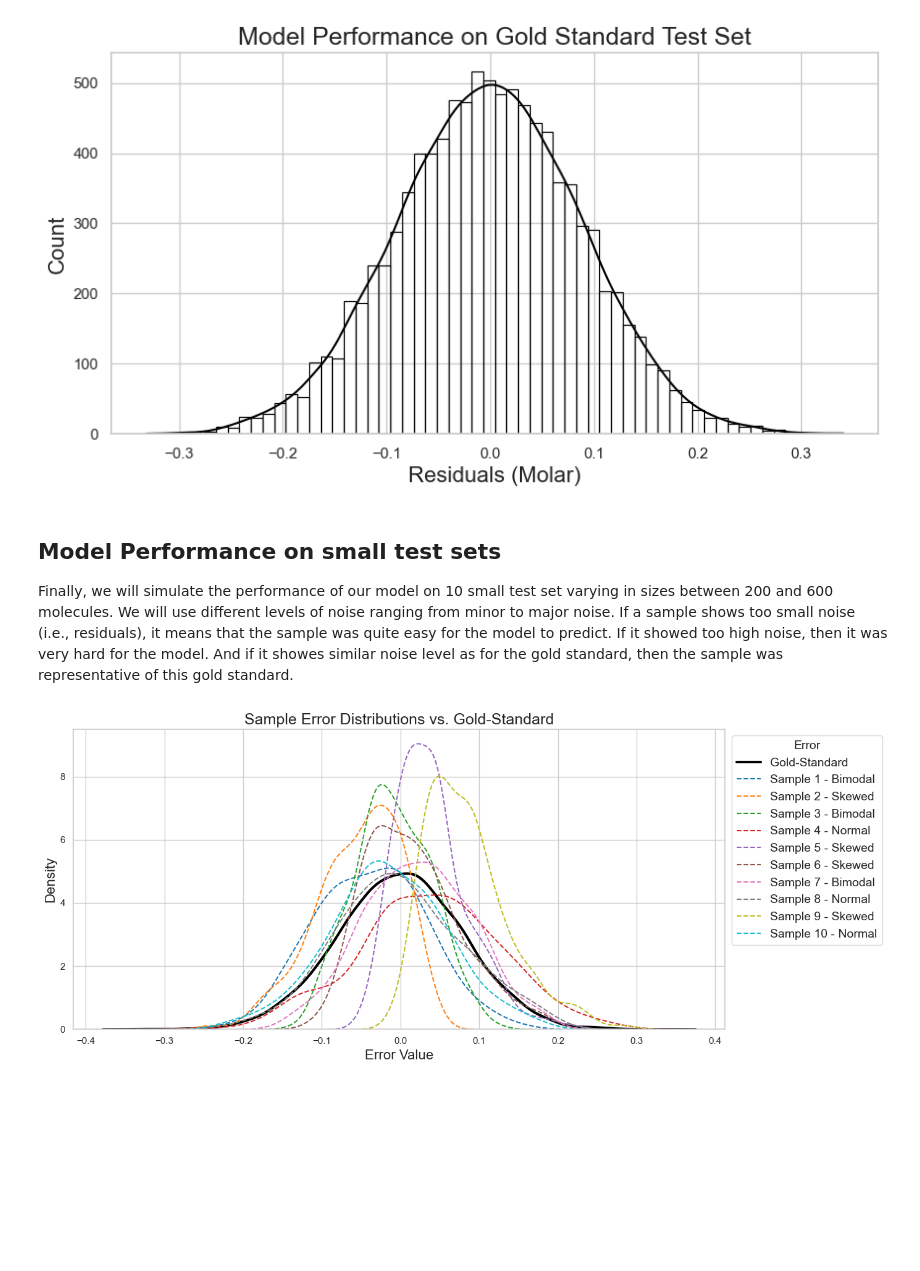
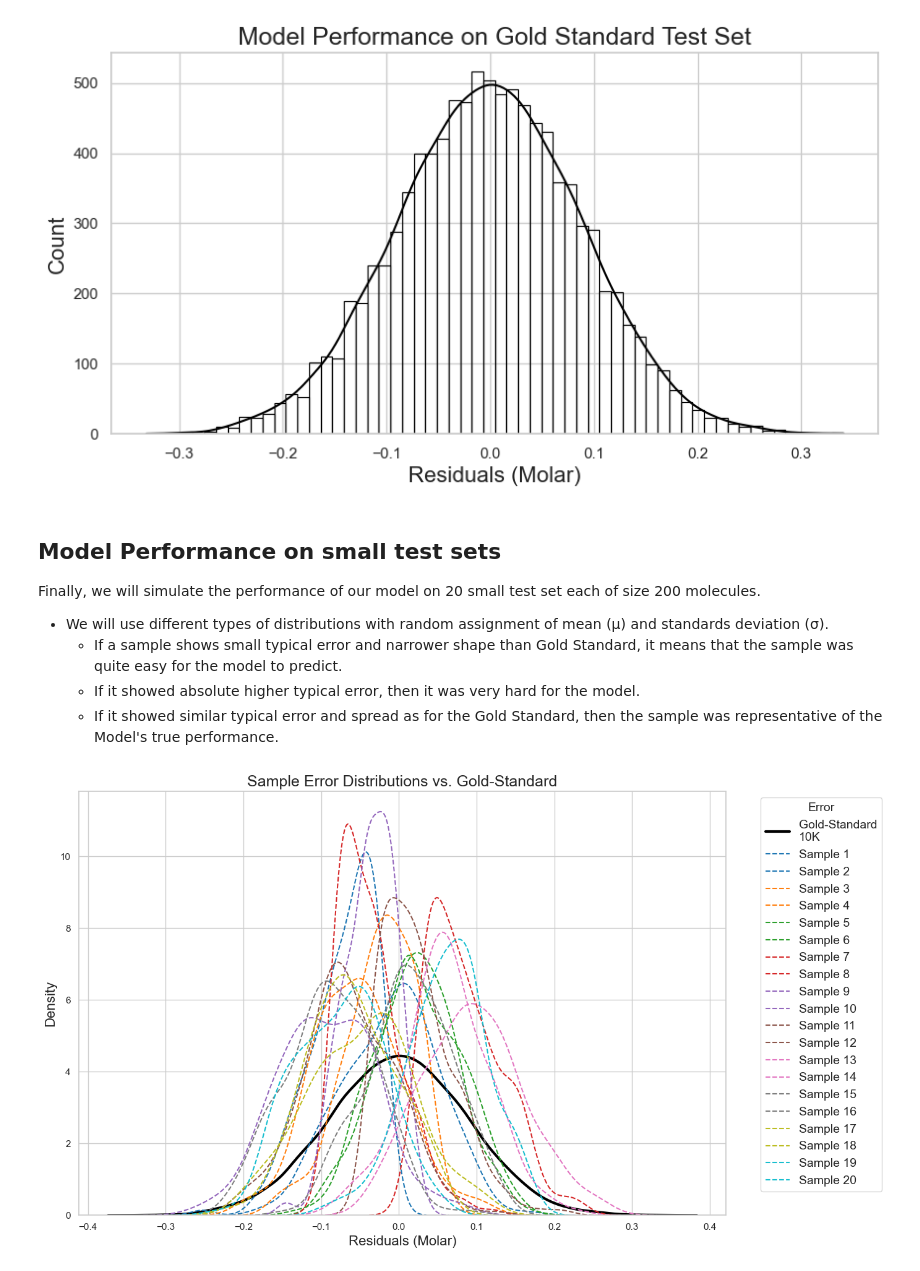
Before and after one commit to Afnan-Sultan/afnan-sultan.github.io, a Jupyter notebook: tutorials/How to Report and Judge ML Model Performance: Part 1.ipynb, the cells around one changed output. Drawn from its saved outputs; the diff is of its cells as text; code cells hidden in the pictures; blank space fills up the shorter version.

```diff
--- a/tutorials/How to Report and Judge ML Model Performance: Part 1.ipynb
+++ b/tutorials/How to Report and Judge ML Model Performance: Part 1.ipynb
@@ -1,4 +1,6 @@
 # %%
+import os
+
 # Step 1: Setup and Imports
 
 import numpy as np
@@ -11,6 +13,7 @@ np.random.seed(42)
 title_font = 18
 labels_font = 16
 text_font = 14
+images_dir = "../images/evaluation_1"
 # %% [markdown]
 # How to Report and Judge ML Model Performance: Notebook
 
@@ -60,13 +56,14 @@ sns.histplot(population, bins=50, kde=True, color='steelblue', ax=ax)
 ax.axvline(population.mean(), color='red', linestyle='--',
            label=f'μ ≈ {mu:.2f} M\nσ ≈ {sigma:.2f} M')
 
-#ax.xaxis.set_major_formatter(FuncFormatter(fmt_tick))
-ax.yaxis.set_major_formatter(FuncFormatter(fmt_tick))
 
-ax.set_title(f"Imaginary Chemical Space for Solubility ({fmt_tick(N, _)} Molecules)", fontsize=title_font)
+ax.set_title(f"Imaginary Chemical Space for Solubility ({N/1000000:.0f}M Molecules)", fontsize=title_font)
 ax.set_xlabel("Aqueous Solubility (Molar)", fontsize=labels_font)
 ax.set_ylabel("Count", fontsize=labels_font)
 ax.legend()
 plt.tight_layout()
+
+plt.savefig(os.path.join(images_dir, 'population.png'))
+
 plt.show()
 # %% [output]
@@ -110,10 +107,12 @@ train_sample = (
 # Plot histogram of sampled training set
 plt.figure(figsize=(10, 5))
 sns.histplot(train_sample, bins=n_bins, kde=False, color='orange')
-ax.xaxis.set_major_formatter(FuncFormatter(fmt_tick))
 plt.title("Training Set (2000 Molecules with Uniform Distribution Across Solubility Range)", fontsize=title_font)
 plt.xlabel("Aqueous Solubility (Molar)", fontsize=labels_font)
 plt.ylabel("Count", fontsize=labels_font)
+
+plt.savefig(os.path.join(images_dir, 'train_dream.png'))
+
 plt.show()
 # %% [output]
 [figure]
@@ -357,7 +365,11 @@ plt.show()
 # %% [markdown]
 ## Model Performance on small test sets
 
-Finally, we will simulate the performance of our model on 10 small test set varying in sizes between 200 and 600 molecules. We will use different levels of noise ranging from minor to major noise. If a sample shows too small noise (i.e., residuals), it means that the sample was quite easy for the model to predict. If it showed too high noise, then it was very hard for the model. And if it showes similar noise level as for the gold standard, then the sample was representative of this gold standard.
+Finally, we will simulate the performance of our model on 20 small test set each of size 200 molecules.
+* We will use different types of distributions with random assignment of mean (µ) and standards deviation (σ).
+  * If a sample shows small typical error and narrower shape than Gold Standard, it means that the sample was quite easy for the model to predict.
+  * If it showed absolute higher typical error, then it was very hard for the model.
+  * If it showed similar typical error and spread as for the Gold Standard, then the sample was representative of the Model's true performance.
 # %%
 import numpy as np
 import matplotlib.pyplot as plt
@@ -366,70 +378,68 @@ from scipy.stats import truncnorm, skewnorm
 
 np.random.seed(40)
 
-num_samples = 10
-sample_size = 400
-value_bounds = (-0.34, 0.34)
-mean_bounds = (-0.05, 0.05)
-
-# Simulate a gold-standard true performance set
-model_true_performance = np.random.normal(loc=0.0, scale=0.08, size=10000)
-model_true_performance = np.clip(model_true_performance, *value_bounds)
+num_samples = 20
+sample_size = 200
+value_bounds = (-0.3, 0.3)
+mean_bounds = (-0.1, 0.1)
 
 samples = []
 labels = []
 
 for i in range(num_samples):
-    # Randomly select a mean within [-0.05, 0.05]
+    # Randomly select a mean bounds specified above
     mean = np.random.uniform(mean_bounds[0], mean_bounds[1])
 
     # Randomly decide distribution type
     dist_type = np.random.choice(['normal', 'skewed', 'bimodal'])
 
     if dist_type == 'normal':
-        scale = np.random.uniform(0.05, 0.1)
+        scale = np.random.uniform(0.05, 0.08)
         a, b = (value_bounds[0] - mean) / scale, (value_bounds[1] - mean) / scale
         data = truncnorm(a, b, loc=mean, scale=scale).rvs(sample_size)
-        label = f"Sample {i+1} - Normal"
+        label = f"Sample {i+1}"
 
     elif dist_type == 'skewed':
-        skew = np.random.choice([-5, -3, 3, 5])
-        scale = np.random.uniform(0.05, 0.1)
+        skew = np.random.choice([-10, -5, -3,  3, 5, 10])
+        scale = np.random.uniform(0.05, 0.08)
         data = skewnorm(a=skew, loc=mean, scale=scale).rvs(sample_size)
         data = np.clip(data, *value_bounds)
-        label = f"Sample {i+1} - Skewed"
+        label = f"Sample {i+1}"
 
     else:  # bimodal
-        offset = np.random.uniform(0.05, 0.1)
+        offset = np.random.uniform(0.05, 0.08)
         mean1 = mean - offset / 2
         mean2 = mean + offset / 2
         scale = np.random.uniform(0.03, 0.06)
         a1, b1 = (value_bounds[0] - mean1) / scale, (value_bounds[1] - mean1) / scale
         a2, b2 = (value_bounds[0] - mean2) / scale, (value_bounds[1] - mean2) / scale
         half = sample_size // 2
         data1 = truncnorm(a1, b1, loc=mean1, scale=scale).rvs(half)
         data2 = truncnorm(a2, b2, loc=mean2, scale=scale).rvs(sample_size - half)
         data = np.concatenate([data1, data2])
-        label = f"Sample {i+1} - Bimodal"
+        label = f"Sample {i+1}"
 
     samples.append(data)
     labels.append(label)
 
 # Plotting all generated samples over gold-standard
-plt.figure(figsize=(14, 6))
-sns.kdeplot(model_true_performance, label="Gold-Standard", linewidth=3, color='black')
+plt.figure(figsize=(14, 8))
+sns.kdeplot(model_true_performance, label=f"Gold-Standard\n{gold_standard_test_size/1000:.0f}K", linewidth=3, color='black')
 
 colors = plt.cm.tab10(np.linspace(0, 1, num_samples))
 for i, (sample, label) in enumerate(zip(samples, labels)):
     sns.kdeplot(sample, label=label, linestyle='--', color=colors[i])
 
 plt.title("Sample Error Distributions vs. Gold-Standard", fontsize=title_font)
-plt.xlabel("Error Value", fontsize=labels_font)
+plt.xlabel("Residuals (Molar)", fontsize=labels_font)
 plt.ylabel("Density", fontsize=labels_font)
 plt.legend(loc='upper right', bbox_to_anchor=(1.25, 1), title="Error", title_fontsize=text_font, fontsize=text_font)
 plt.tight_layout()
+
+plt.savefig(os.path.join(images_dir, 'sampling_uncertainty.png'))
 plt.show()
 # %% [output]
-[figure, old version]
+[figure, new version]
 # %% [markdown]
 ## Summary
 
```
Also changed, not shown: parts of 8 cells of this notebook, 1 other file.
